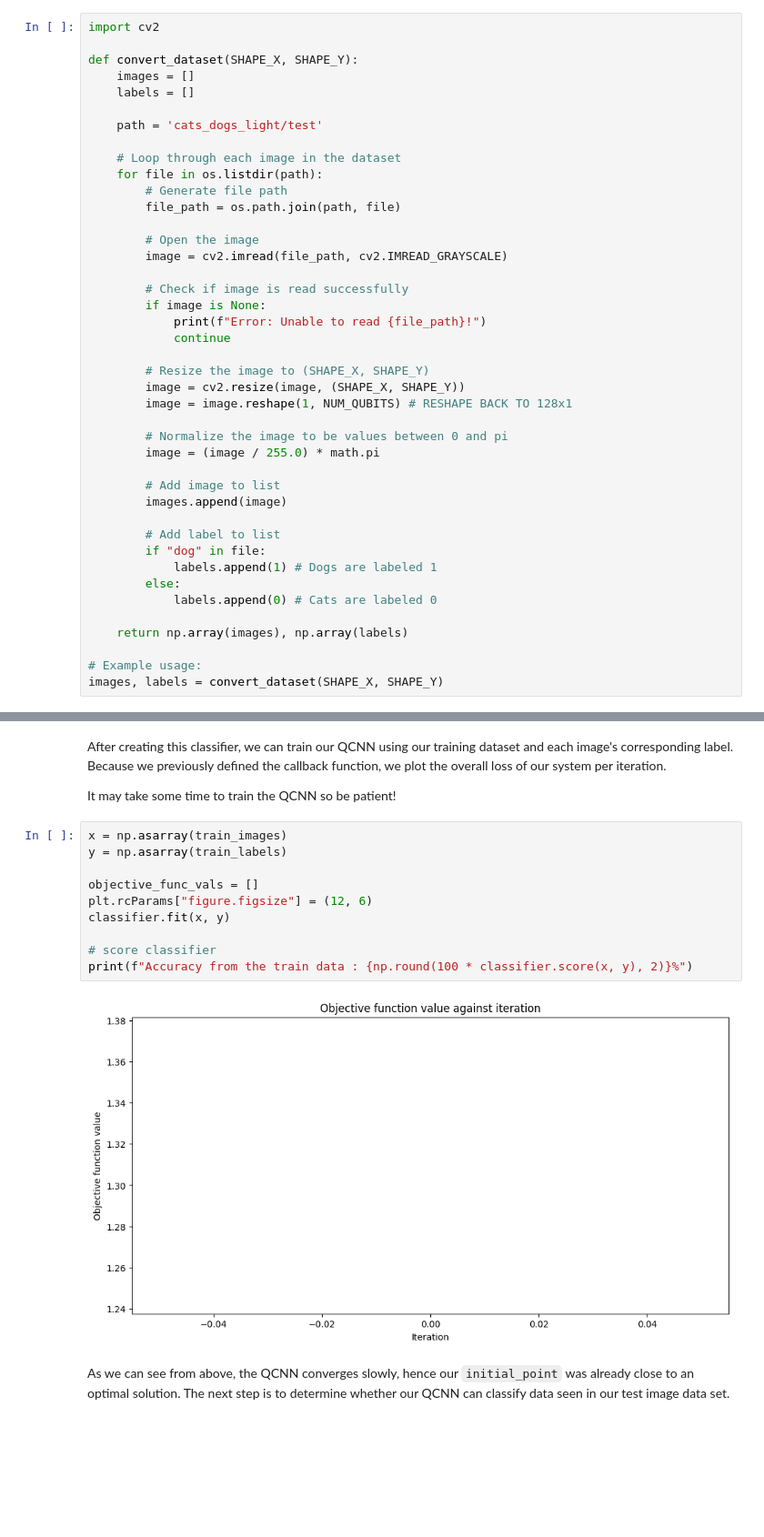
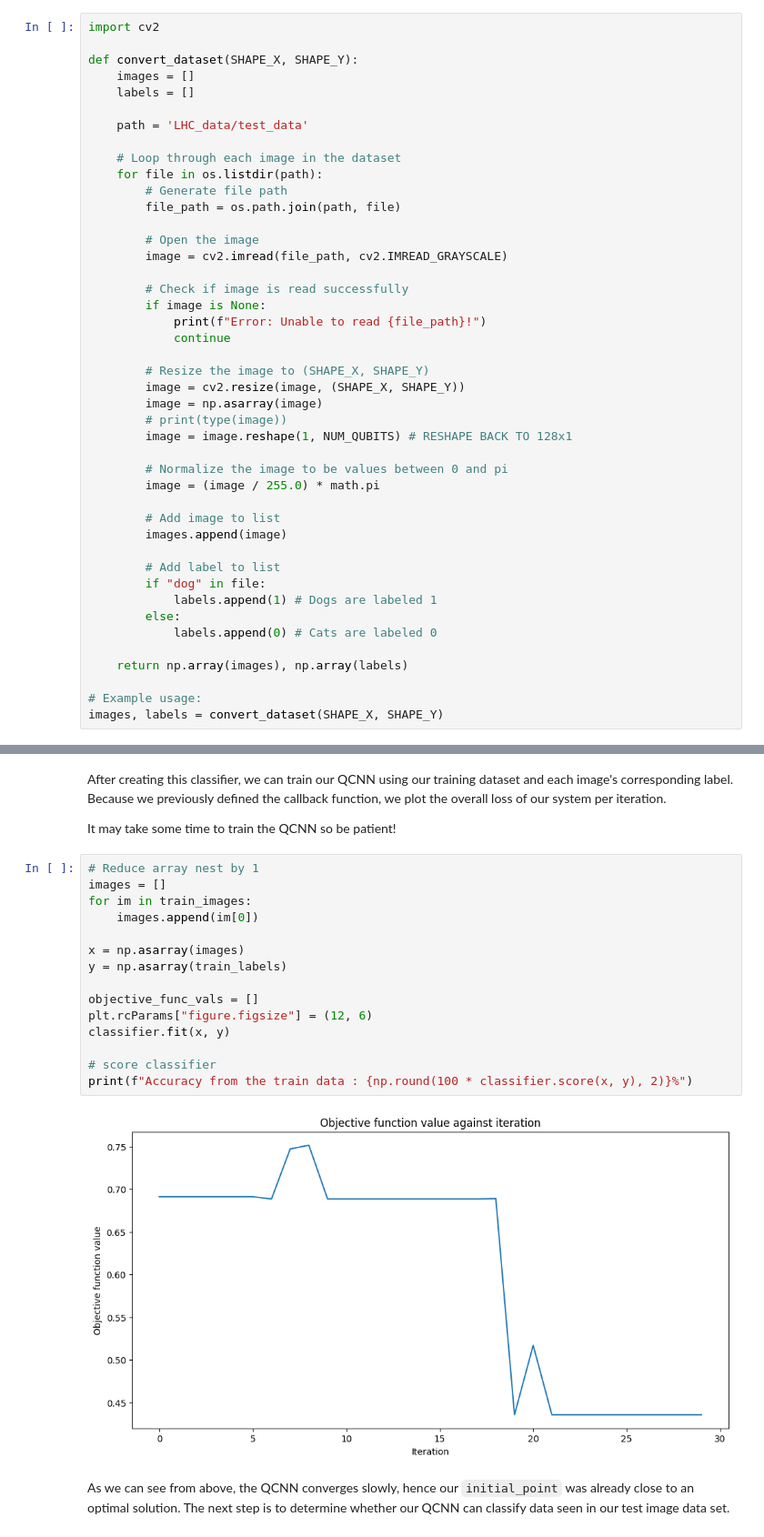
Before and after one commit to anttpg/LHC-QCNN, a Jupyter notebook: QCNN Classifier.ipynb, the cells around one changed output, grey strips where cells are left out. Shown at 91% size. Drawn from its saved outputs; the diff is of its cells as text; blank space fills up the shorter version.

Commit message:
add images

```diff
--- a/QCNN Classifier.ipynb
+++ b/QCNN Classifier.ipynb
@@ -308,7 +309,7 @@ def convert_dataset(SHAPE_X, SHAPE_Y):
     images = []
     labels = []
 
-    path = 'cats_dogs_light/test'
+    path = 'LHC_data/test_data'
 
     # Loop through each image in the dataset
     for file in os.listdir(path):
@@ -325,6 +326,8 @@ def convert_dataset(SHAPE_X, SHAPE_Y):
 
         # Resize the image to (SHAPE_X, SHAPE_Y)
         image = cv2.resize(image, (SHAPE_X, SHAPE_Y))
+        image = np.asarray(image)
+        # print(type(image))
         image = image.reshape(1, NUM_QUBITS) # RESHAPE BACK TO 128x1
 
         # Normalize the image to be values between 0 and pi
@@ -490,17 +506,22 @@ After creating this classifier, we can train our QCNN using our training dataset
 
 It may take some time to train the QCNN so be patient!
 # %%
-x = np.asarray(train_images)
+# Reduce array nest by 1
+images = []
+for im in train_images:
+    images.append(im[0])
+
+x = np.asarray(images)
 y = np.asarray(train_labels)
 
 objective_func_vals = []
 plt.rcParams["figure.figsize"] = (12, 6)
 classifier.fit(x, y)
 
 # score classifier
 print(f"Accuracy from the train data : {np.round(100 * classifier.score(x, y), 2)}%")
 # %% [output]
-[figure, old version]
+[figure, new version]
 # %% [markdown]
 As we can see from above, the QCNN converges slowly, hence our `initial_point` was already close to an optimal solution. The next step is to determine whether our QCNN can classify data seen in our test image data set.
 # %% [markdown]
```
Also changed, not shown: parts of 4 cells of this notebook, 5 other files.
